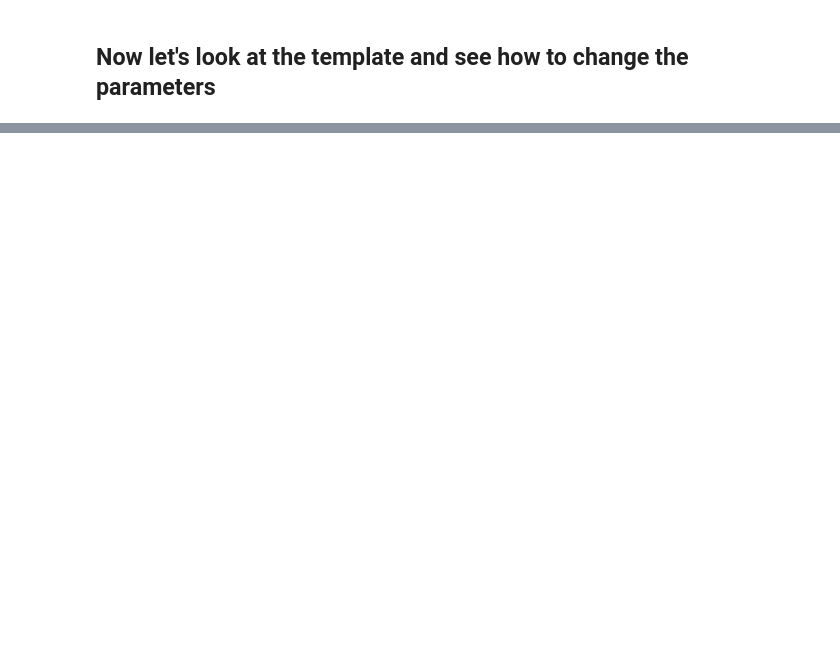
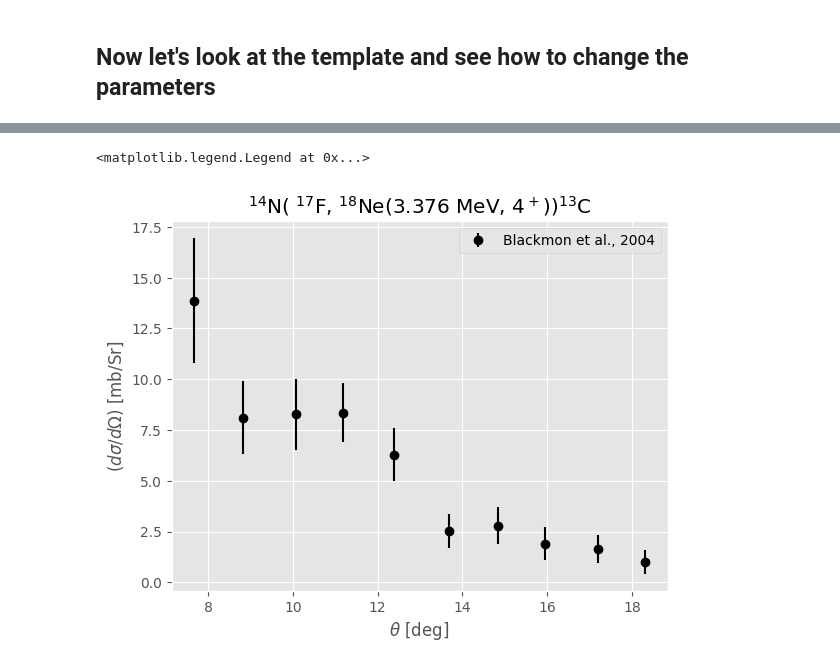
Before and after one commit to bandframework/Bfrescox, a Jupyter notebook: book/notebooks/Transfer.ipynb, the cells around one changed output, grey strips where cells are left out. Drawn from its saved outputs; the diff is of its cells as text; code cells hidden in the pictures; blank space fills up the shorter version.

```diff
--- a/book/notebooks/Transfer.ipynb
+++ b/book/notebooks/Transfer.ipynb
@@ -174,0 +282,23 @@ plt.ylabel(r"$d\sigma/d\Omega$ [mb/Sr]")
+# %%
+experimental_data = pd.read_csv(
+    EXAMPLE_DIR / "blackmon_etal.csv",
+    sep=r"\s+",
+    skiprows=2,
+    names=["Theta_deg", "sigma_mb_sr", "err_sigma_mb_sr"],
+)
+plt.errorbar(
+    experimental_data["Theta_deg"],
+    experimental_data["sigma_mb_sr"],
+    experimental_data["err_sigma_mb_sr"],
+    linestyle="none",
+    color="k",
+    marker="o",
+    label="Blackmon et al., 2004",
+)
+plt.xlabel(r"$\theta$ [deg]")
+plt.ylabel(r"$(d\sigma/d\Omega)$ [mb/Sr]")
+plt.title("$^{14}$N( $^{17}$F, $^{18}$Ne(3.376 MeV, $4^+$))$^{13}$C")
+plt.legend()
+# %% [output]
+<matplotlib.legend.Legend at 0x...>
+[figure, added]
```
Also changed, not shown: parts of 33 cells of this notebook, 7 other files.
